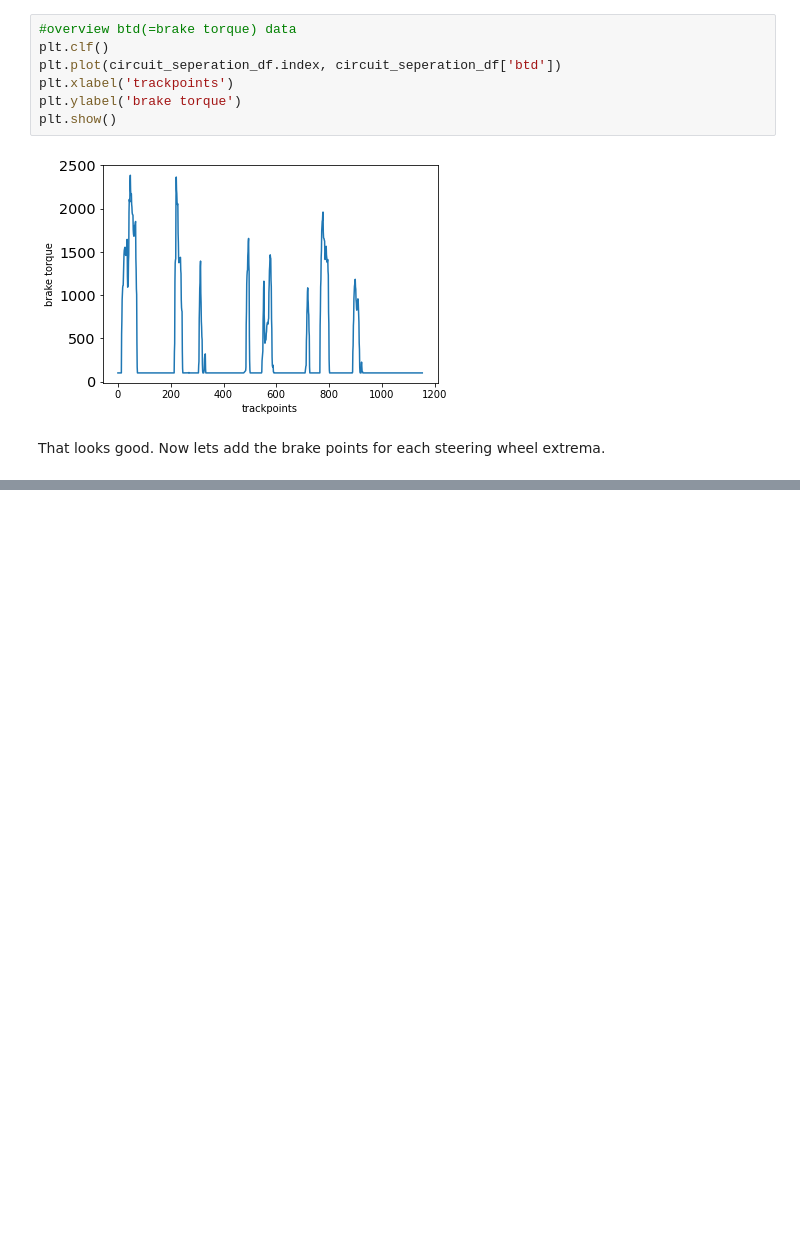
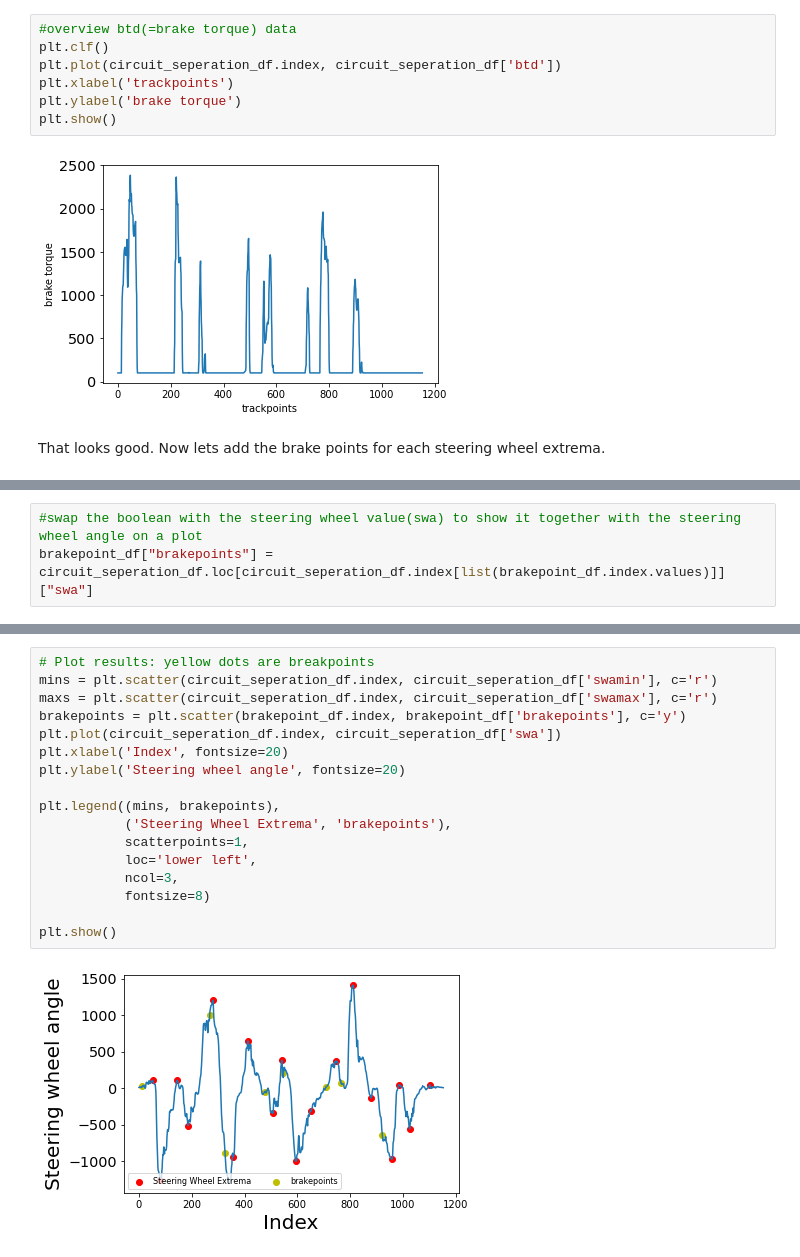
Before and after one commit to Johannes0Horn/Race-Data-Analysis, a Jupyter notebook: Race Data Analysis.ipynb, the cells around one changed output, grey strips where cells are left out. Drawn from its saved outputs; the diff is of its cells as text; blank space fills up the shorter version.

```diff
--- a/Race Data Analysis.ipynb
+++ b/Race Data Analysis.ipynb
@@ -515,0 +623,3 @@ That looks good. Now lets add the brake points for each steering wheel extrema.
+# %%
+#swap the boolean with the steering wheel value(swa) to show it together with the steering wheel angle on a plot
+brakepoint_df["brakepoints"] = circuit_seperation_df.loc[circuit_seperation_df.index[list(brakepoint_df.index.values)]]["swa"]
@@ -515,0 +638,19 @@ That looks good. Now lets add the brake points for each steering wheel extrema.
+# %%
+# Plot results: yellow dots are breakpoints
+mins = plt.scatter(circuit_seperation_df.index, circuit_seperation_df['swamin'], c='r')
+maxs = plt.scatter(circuit_seperation_df.index, circuit_seperation_df['swamax'], c='r')
+brakepoints = plt.scatter(brakepoint_df.index, brakepoint_df['brakepoints'], c='y')
+plt.plot(circuit_seperation_df.index, circuit_seperation_df['swa'])
+plt.xlabel('Index', fontsize=20)
+plt.ylabel('Steering wheel angle', fontsize=20)
+
+plt.legend((mins, brakepoints),
+           ('Steering Wheel Extrema', 'brakepoints'),
+           scatterpoints=1,
+           loc='lower left',
+           ncol=3,
+           fontsize=8)
+
+plt.show()
+# %% [output]
+[figure, added]
```
Also changed, not shown: parts of 34 cells of this notebook.
